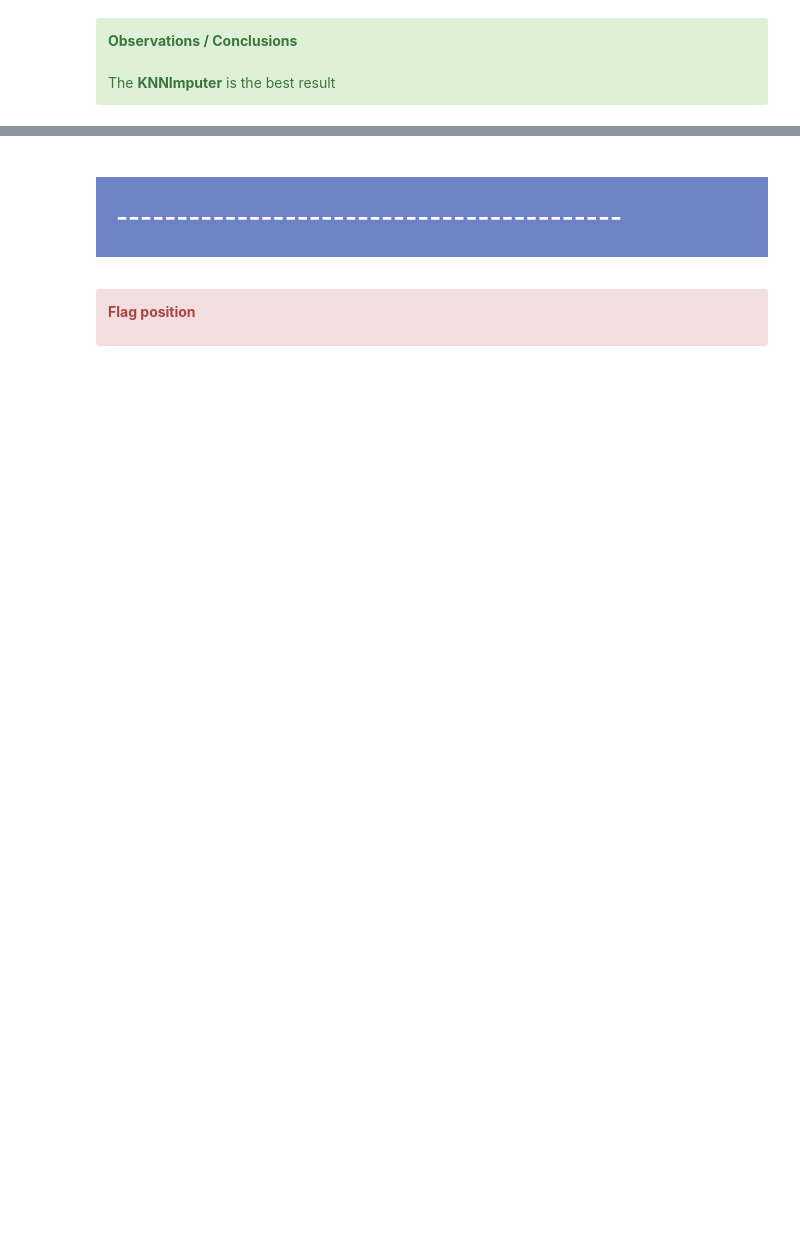
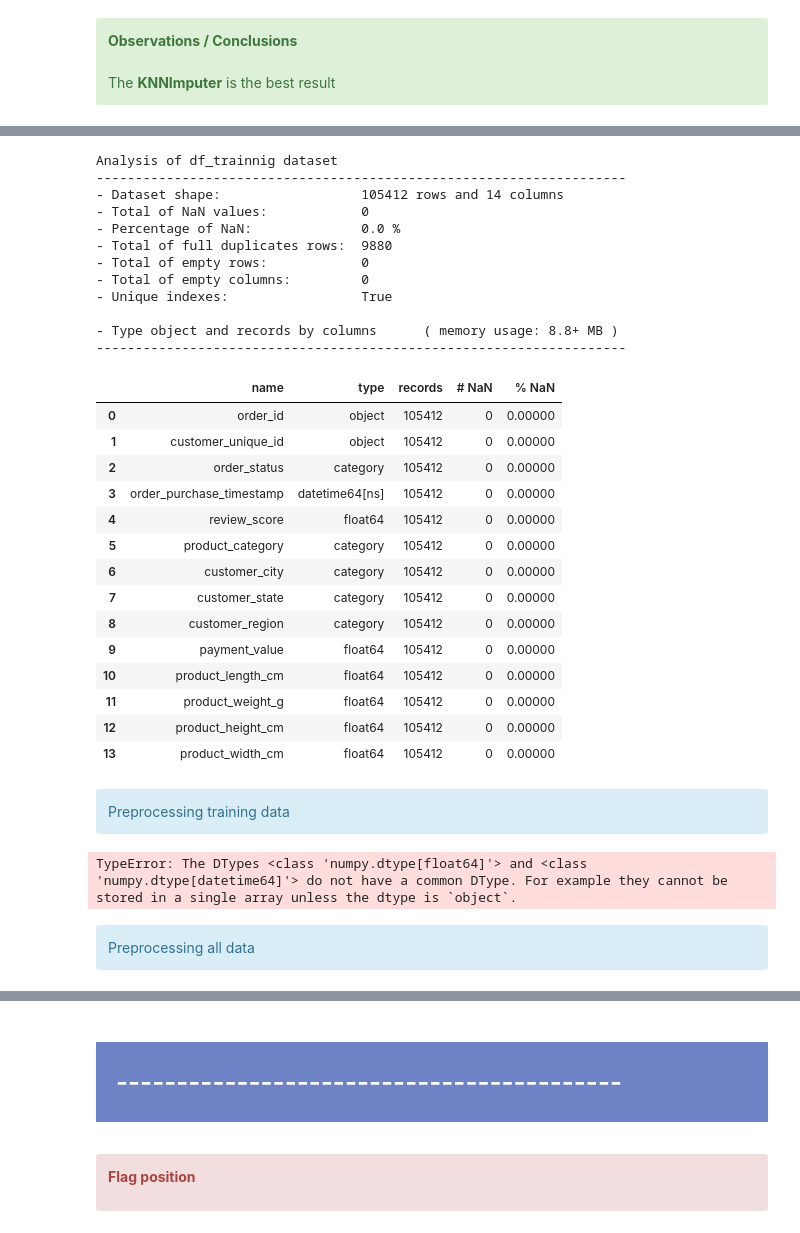
Before and after one commit to samirhinojosa/OC-P5-segment-customers-of-website, a Jupyter notebook: analysis_notebook.ipynb, the cells around one changed output, grey strips where cells are left out. Cells and saved outputs as stored; diff of their text form; code cells hidden in the pictures; blank space fills up the shorter version.

```diff
--- a/analysis_notebook.ipynb
+++ b/analysis_notebook.ipynb
@@ -2320,0 +2331,38 @@ sns.despine(fig)
+# %%
+mask = data_outliers[["product_width_cm", "product_height_cm", "payment_value", "product_length_cm", "product_weight_g"]].notnull().all(axis=1)
+# %%
+df_trainnig = data_outliers[mask].loc[:]
+# %%
+df_analysis(df_trainnig, "df_trainnig")
+# %% [output]
+Analysis of df_trainnig dataset
+--------------------------------------------------------------------
+- Dataset shape:                  105412 rows and 14 columns
+- Total of NaN values:            0
+- Percentage of NaN:              0.0 %
+- Total of full duplicates rows:  9880
+- Total of empty rows:            0
+- Total of empty columns:         0
+- Unique indexes:                 True
+
+- Type object and records by columns      ( memory usage: 8.8+ MB )
+--------------------------------------------------------------------
+|  | name | type | records | # NaN | % NaN |
+| 0 | order_id | object | 105412 | 0 | 0.00000 |
+| 1 | customer_unique_id | object | 105412 | 0 | 0.00000 |
+| 2 | order_status | category | 105412 | 0 | 0.00000 |
+| 3 | order_purchase_timestamp | datetime64[ns] | 105412 | 0 | 0.00000 |
+| 4 | review_score | float64 | 105412 | 0 | 0.00000 |
+| 5 | product_category | category | 105412 | 0 | 0.00000 |
+| 6 | customer_city | category | 105412 | 0 | 0.00000 |
+| 7 | customer_state | category | 105412 | 0 | 0.00000 |
+| 8 | customer_region | category | 105412 | 0 | 0.00000 |
+| 9 | payment_value | float64 | 105412 | 0 | 0.00000 |
+| 10 | product_length_cm | float64 | 105412 | 0 | 0.00000 |
+| 11 | product_weight_g | float64 | 105412 | 0 | 0.00000 |
+| 12 | product_height_cm | float64 | 105412 | 0 | 0.00000 |
+| 13 | product_width_cm | float64 | 105412 | 0 | 0.00000 |
+# %% [markdown]
+<div class="alert alert-block alert-info">
+    Preprocessing training data
+</div>
@@ -2320,0 +2372,19 @@ sns.despine(fig)
+# %%
+df_le = df_trainnig[["order_id", "order_status", "customer_unique_id", "product_category",
+                     "customer_city", "customer_state", "customer_region"]].copy().apply(le.fit_transform)
+
+# Droping the real columns and concatenating the encoder columns
+df_trainnig = df_trainnig.drop(columns=["order_id", "order_status", "customer_unique_id", "order_status",
+                                        "product_category", "customer_city", "customer_state", "customer_region"], axis=1)
+
+df_trainnig = pd.concat([df_trainnig, df_le], axis=1)
+
+# Normalizing the datesets
+scaler_features = scaler.fit_transform(df_trainnig)
+df_trainnig = pd.DataFrame(scaler_features, index=df_trainnig.index, columns=df_trainnig.columns)
+# %% [output]
+TypeError: The DTypes <class 'numpy.dtype[float64]'> and <class 'numpy.dtype[datetime64]'> do not have a common DType. For example they cannot be stored in a single array unless the dtype is `object`.
+# %% [markdown]
+<div class="alert alert-block alert-info">
+    Preprocessing all data
+</div>
```
Also changed, not shown: parts of 19 cells of this notebook, 2 other files.
